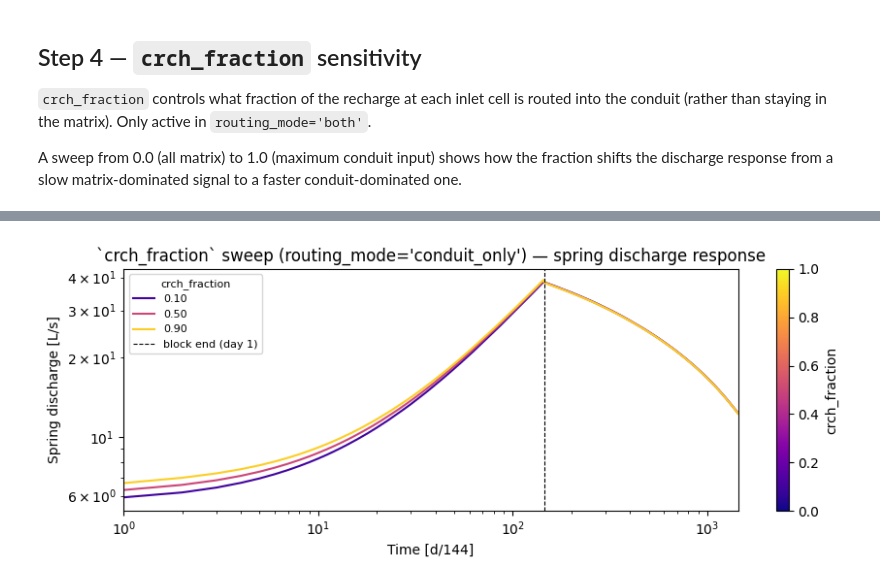
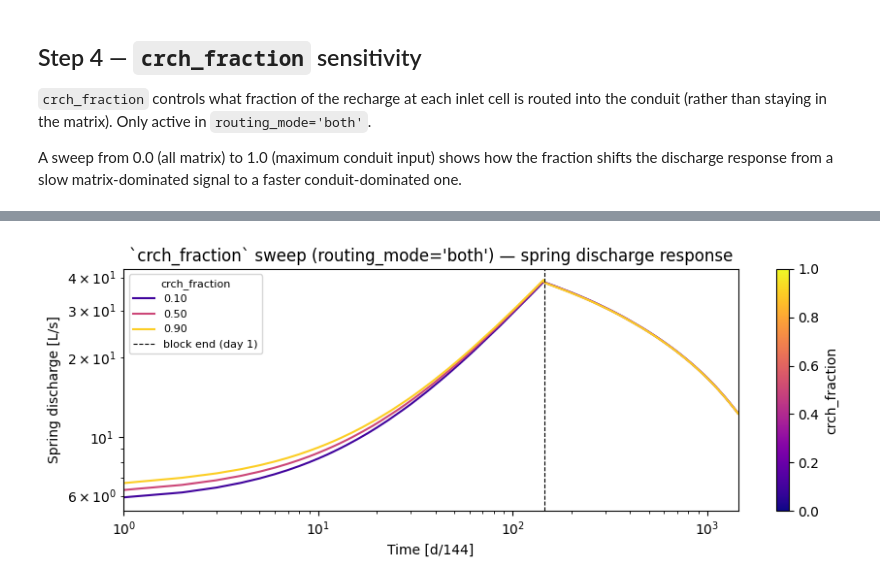
Before and after one commit to iGW-TU-Dresden/CFPy, a Jupyter notebook: vlab/examples/VLAB_04.ipynb, the cells around one changed output, grey strips where cells are left out. Drawn from its saved outputs; the diff is of its cells as text; code cells hidden in the pictures.

```diff
--- a/vlab/examples/VLAB_04.ipynb
+++ b/vlab/examples/VLAB_04.ipynb
@@ -210,24 +210,24 @@ Elapsed time (write nbr data): 0.02 s
 # %%
 cmap = plt.cm.plasma
 norm = plt.Normalize(vmin=0, vmax=1)
 
 fig, ax = plt.subplots(figsize=(9, 3.5))
 
 for frac, Q in discharge_frac.items():
     ax.plot(Q.values * 1000, c=cmap(norm(frac)), lw=1.5, label=f"{frac:.2f}")
 
 ax.axvline((BLOCK_LEN * NSTP) + 1, ls="--", c="k", lw=0.8, label=f"block end (day {BLOCK_LEN})")
 ax.set_yscale("log")
 ax.set_xlim(1, N_SP * NSTP)
 ax.set_xlabel(f"Time [d/{NSTP}]")
 ax.set_ylabel("Spring discharge [L/s]")
 ax.set_xscale("log")
 ax.legend(title="crch_fraction", fontsize=8, title_fontsize=8)
 sm = plt.cm.ScalarMappable(cmap=cmap, norm=norm)
 sm.set_array([])
 fig.colorbar(sm, ax=ax, label="crch_fraction")
-plt.title("`crch_fraction` sweep (routing_mode='conduit_only') — spring discharge response")
+plt.title("`crch_fraction` sweep (routing_mode='both') — spring discharge response")
 plt.tight_layout()
 plt.show()
 # %% [output]
-[figure, old version]
+[figure, new version]
```
Also changed, not shown: parts of 2 cells of this notebook, 1 other file.
